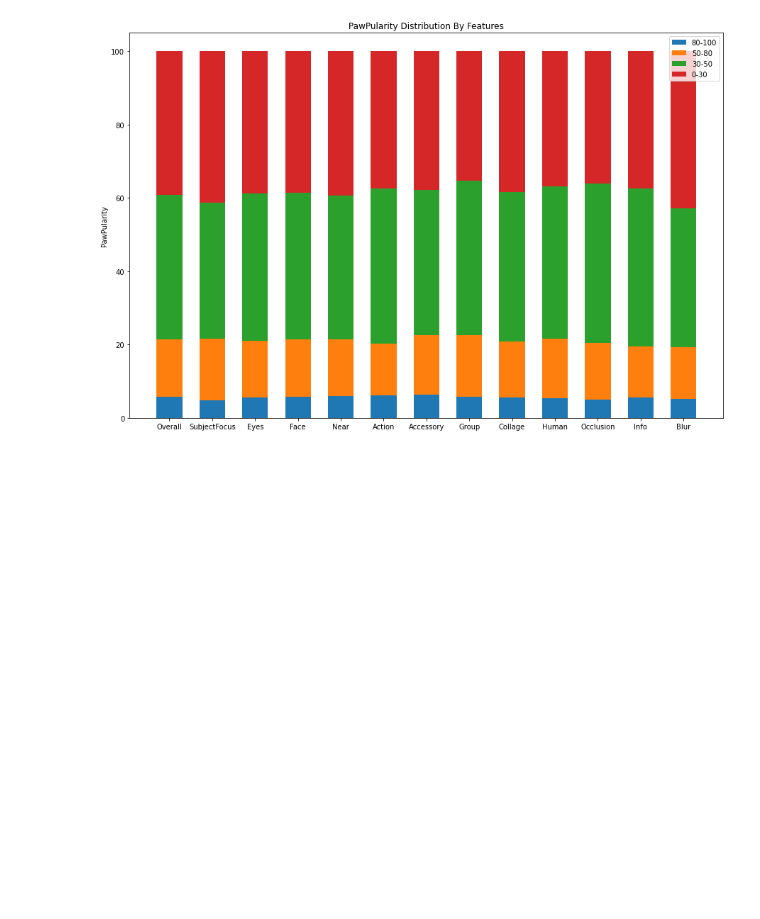
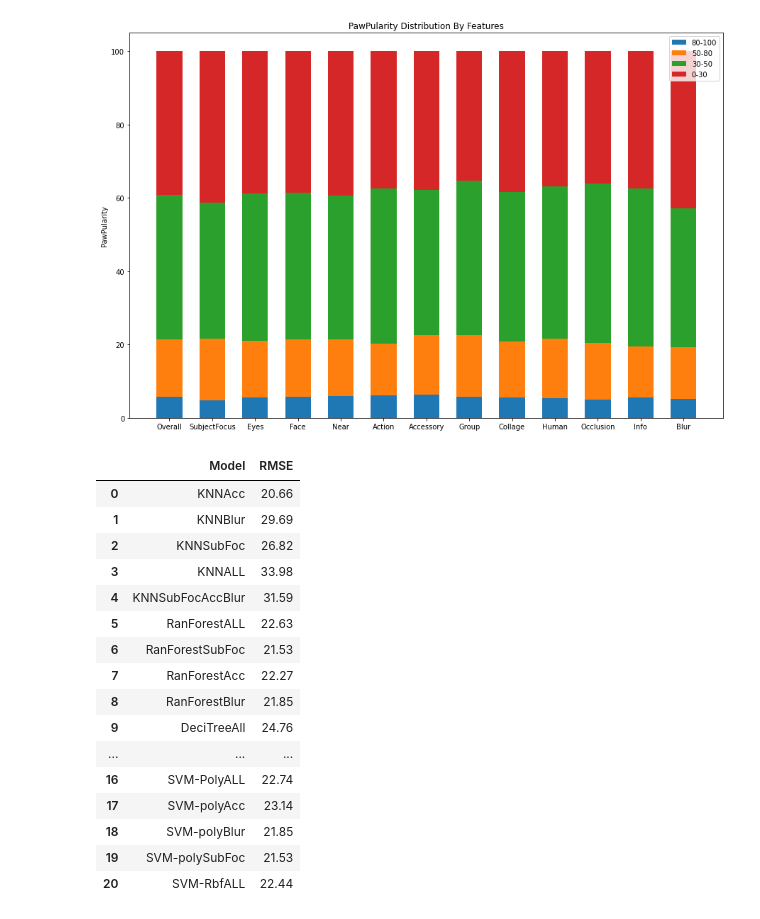
Before and after one commit to erkoiv/IDS2021-ProjectC8-PetPopularity, a Jupyter notebook: Feature Distribution Graph.ipynb, the cells around one changed output. Saved outputs shown, nothing was run; the diff lists cells and outputs as text; code cells hidden in the pictures; blank space fills up the shorter version.

```diff
--- a/Feature Distribution Graph.ipynb
+++ b/Feature Distribution Graph.ipynb
@@ -72,3 +48,24 @@ fig.savefig('featureDistribution.png')
 plt.close(fig)
 # %% [output]
 [figure]
+# %%
+df_model_rmse = pd.read_csv("./ModelRMSE.csv")
+df_model_rmse
+# %% [output]
+|  | Model | RMSE |
+| 0 | KNNAcc | 20.66 |
+| 1 | KNNBlur | 29.69 |
+| 2 | KNNSubFoc | 26.82 |
+| 3 | KNNALL | 33.98 |
+| 4 | KNNSubFocAccBlur | 31.59 |
+| 5 | RanForestALL | 22.63 |
+| 6 | RanForestSubFoc | 21.53 |
+| 7 | RanForestAcc | 22.27 |
+| 8 | RanForestBlur | 21.85 |
+| 9 | DeciTreeAll | 24.76 |
+| ... | ... | ... |
+| 16 | SVM-PolyALL | 22.74 |
+| 17 | SVM-polyAcc | 23.14 |
+| 18 | SVM-polyBlur | 21.85 |
+| 19 | SVM-polySubFoc | 21.53 |
+| 20 | SVM-RbfALL | 22.44 |
```
Also changed, not shown: parts of 3 cells of this notebook, 4 other files.
